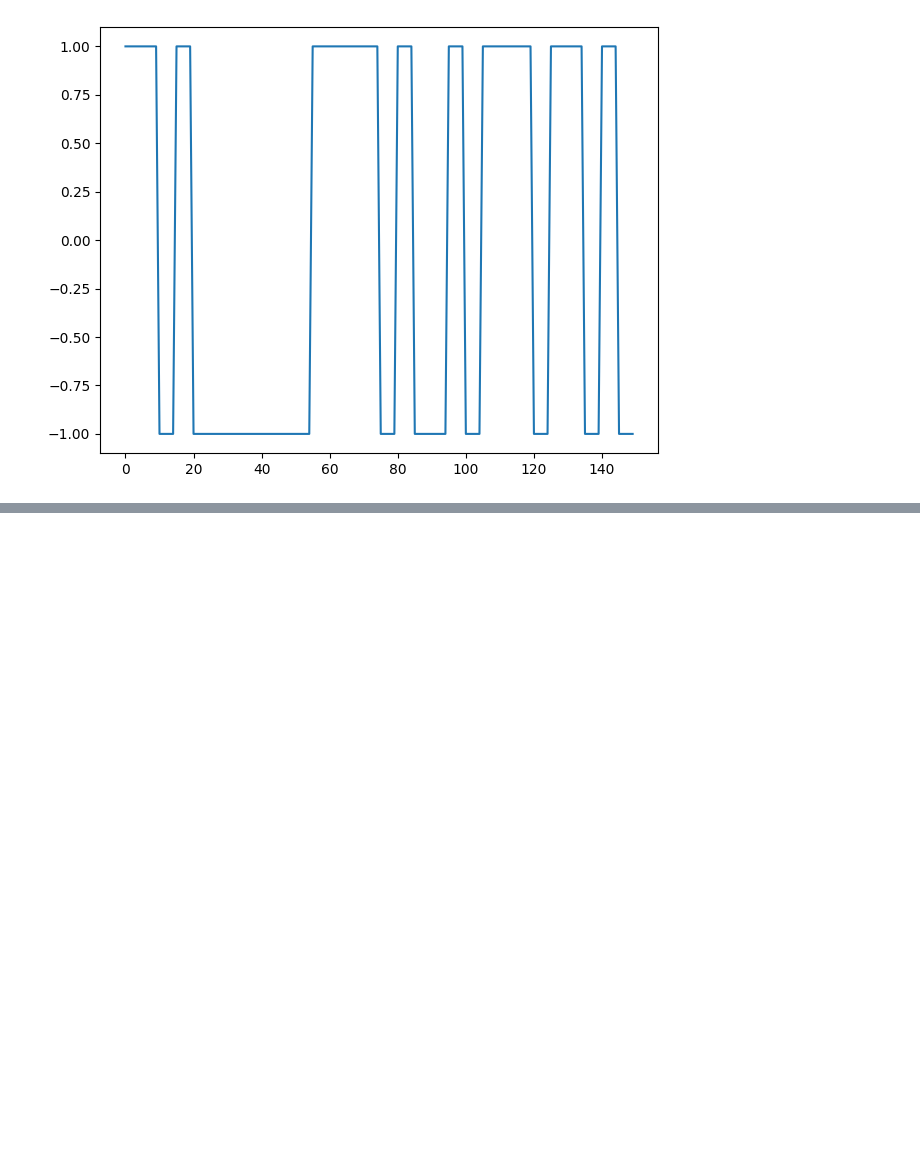
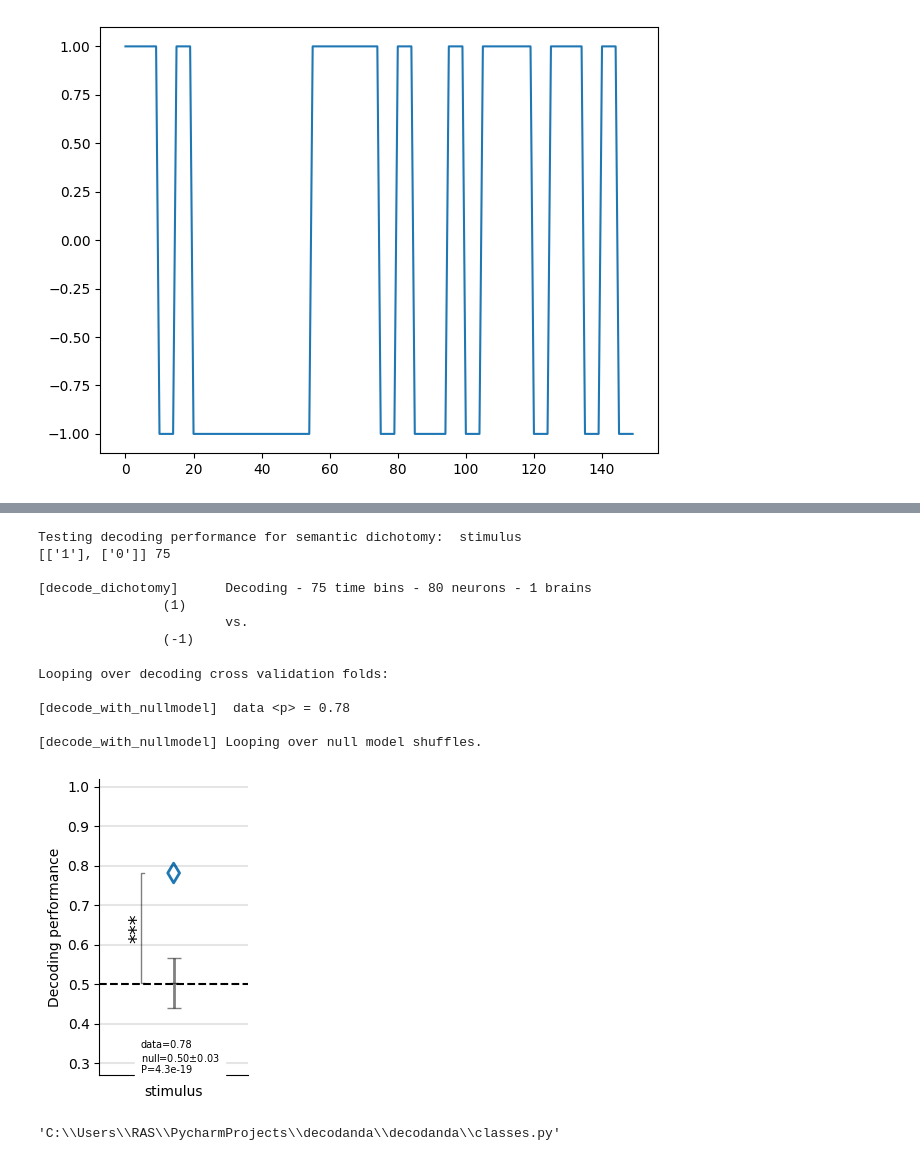
Before and after one commit to RasHerlo/decodanda, a Jupyter notebook: notebooks/RAS_trials.ipynb, the cells around one changed output, grey strips where cells are left out. Cells and saved outputs as stored; diff of their text form; code cells hidden in the pictures; blank space fills up the shorter version.

```diff
--- a/notebooks/RAS_trials.ipynb
+++ b/notebooks/RAS_trials.ipynb
@@ -24,0 +57,29 @@ plt.plot(data['stimulus'])
+# %%
+decoding_params = {
+    'training_fraction': 0.7,       # fraction of trials used for training during cross validation
+    'cross_validations': 10,        # number of different training-testing separations
+    'nshuffles': 25,                # number of null model repetitions to compute significance
+    'plot': True,                   # this generates a recap plot with performance, null model bars, and significance
+}
+
+data, null = mydec.decode(**decoding_params)
+# %% [output]
+Testing decoding performance for semantic dichotomy:  stimulus
+[['1'], ['0']] 75
+
+[decode_dichotomy]      Decoding - 75 time bins - 80 neurons - 1 brains
+                (1)
+                        vs.
+                (-1)
+Looping over decoding cross validation folds:
+
+[decode_with_nullmodel]  data <p> = 0.78
+
+[decode_with_nullmodel] Looping over null model shuffles.
+[figure, added]
+# %%
+inspect.getfile(mydec.decode)
+
+# line 1228
+# %% [output]
+'C:\\Users\\RAS\\PycharmProjects\\decodanda\\decodanda\\classes.py'
```
Also changed, not shown: parts of 6 cells of this notebook.
